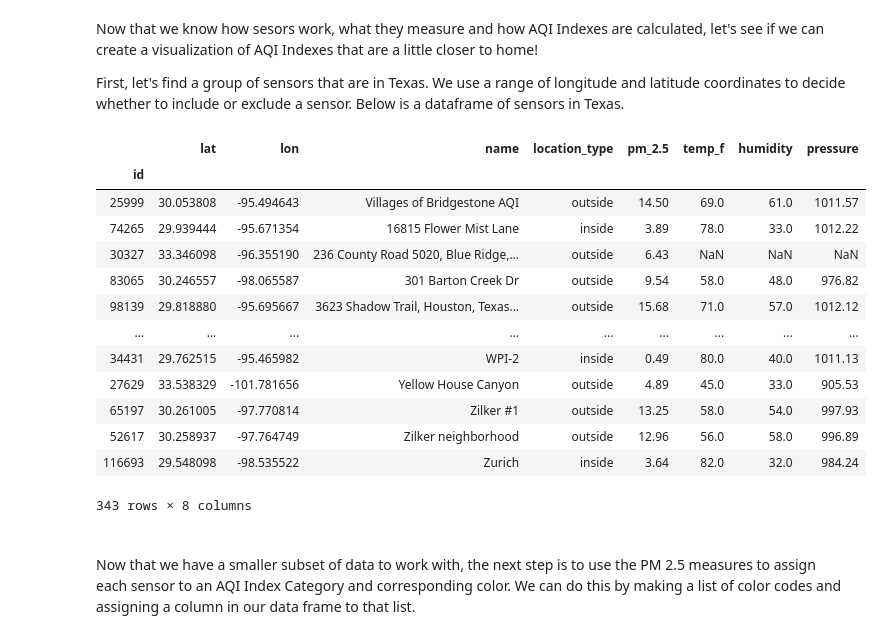
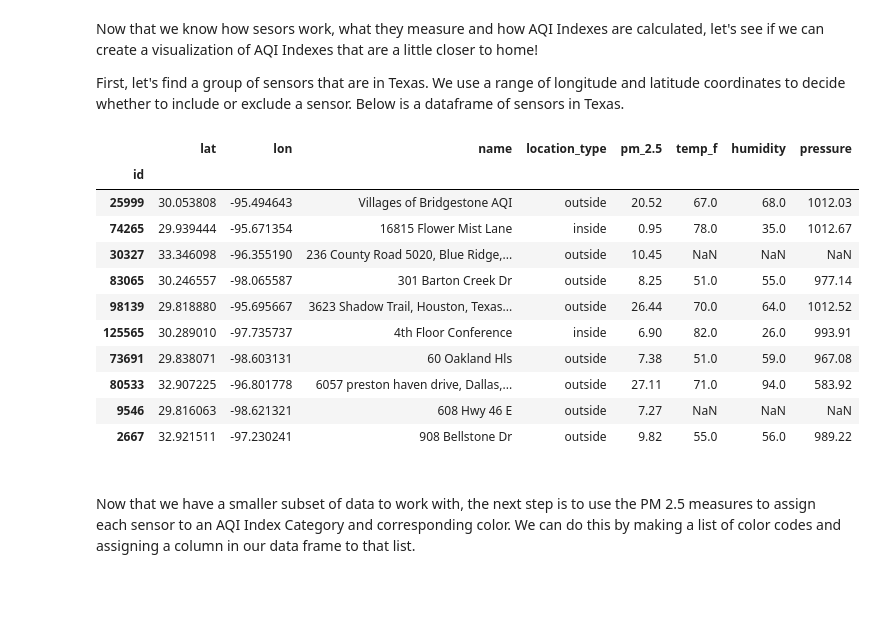
Before and after one commit to ds-modules/air-quality, a Jupyter notebook: Texas_AQI_no_code.ipynb, the cells around one changed output. Drawn from its saved outputs; the diff is of its cells as text; code cells hidden in the pictures; blank space fills up the shorter version.

```diff
--- a/Texas_AQI_no_code.ipynb
+++ b/Texas_AQI_no_code.ipynb
@@ -288,24 +288,22 @@ First, let's find a group of sensors that are in Texas. We use a range of longit
 # %%
 hide_me
 
 TX_data = df.loc[(df["lat"] >= 25.9) & (df["lat"] <= 34.1) & (df["lon"] >= -104.9) & (df["lon"] <= -93.1)]
 TX_data = TX_data[["lat", "lon", "name", "location_type", "pm_2.5", "temp_f", "humidity", "pressure"]]
-TX_data
+TX_data[0:10]
 # %% [output]
 |  | lat | lon | name | location_type | pm_2.5 | temp_f | humidity | pressure |
 | id |  |  |  |  |  |  |  |  |
-| 25999 | 30.053808 | -95.494643 | Villages of Bridgestone AQI | outside | 14.50 | 69.0 | 61.0 | 1011.57 |
-| 74265 | 29.939444 | -95.671354 | 16815 Flower Mist Lane | inside | 3.89 | 78.0 | 33.0 | 1012.22 |
-| 30327 | 33.346098 | -96.355190 | 236 County Road 5020, Blue Ridge,... | outside | 6.43 | NaN | NaN | NaN |
-| 83065 | 30.246557 | -98.065587 | 301 Barton Creek Dr | outside | 9.54 | 58.0 | 48.0 | 976.82 |
-| 98139 | 29.818880 | -95.695667 | 3623 Shadow Trail, Houston, Texas... | outside | 15.68 | 71.0 | 57.0 | 1012.12 |
-| ... | ... | ... | ... | ... | ... | ... | ... | ... |
-| 34431 | 29.762515 | -95.465982 | WPI-2 | inside | 0.49 | 80.0 | 40.0 | 1011.13 |
-| 27629 | 33.538329 | -101.781656 | Yellow House Canyon | outside | 4.89 | 45.0 | 33.0 | 905.53 |
-| 65197 | 30.261005 | -97.770814 | Zilker #1 | outside | 13.25 | 58.0 | 54.0 | 997.93 |
-| 52617 | 30.258937 | -97.764749 | Zilker neighborhood | outside | 12.96 | 56.0 | 58.0 | 996.89 |
-| 116693 | 29.548098 | -98.535522 | Zurich | inside | 3.64 | 82.0 | 32.0 | 984.24 |
+| 25999 | 30.053808 | -95.494643 | Villages of Bridgestone AQI | outside | 20.52 | 67.0 | 68.0 | 1012.03 |
+| 74265 | 29.939444 | -95.671354 | 16815 Flower Mist Lane | inside | 0.95 | 78.0 | 35.0 | 1012.67 |
+| 30327 | 33.346098 | -96.355190 | 236 County Road 5020, Blue Ridge,... | outside | 10.45 | NaN | NaN | NaN |
+| 83065 | 30.246557 | -98.065587 | 301 Barton Creek Dr | outside | 8.25 | 51.0 | 55.0 | 977.14 |
+| 98139 | 29.818880 | -95.695667 | 3623 Shadow Trail, Houston, Texas... | outside | 26.44 | 70.0 | 64.0 | 1012.52 |
+| 125565 | 30.289010 | -97.735737 | 4th Floor Conference | inside | 6.90 | 82.0 | 26.0 | 993.91 |
+| 73691 | 29.838071 | -98.603131 | 60 Oakland Hls | outside | 7.38 | 51.0 | 59.0 | 967.08 |
+| 80533 | 32.907225 | -96.801778 | 6057 preston haven drive, Dallas,... | outside | 27.11 | 71.0 | 94.0 | 583.92 |
+| 9546 | 29.816063 | -98.621321 | 608 Hwy 46 E | outside | 7.27 | NaN | NaN | NaN |
+| 2667 | 32.921511 | -97.230241 | 908 Bellstone Dr | outside | 9.82 | 55.0 | 56.0 | 989.22 |
-343 rows × 8 columns
 # %% [markdown]
 <br>
 
```
Also changed, not shown: parts of 6 cells of this notebook.
